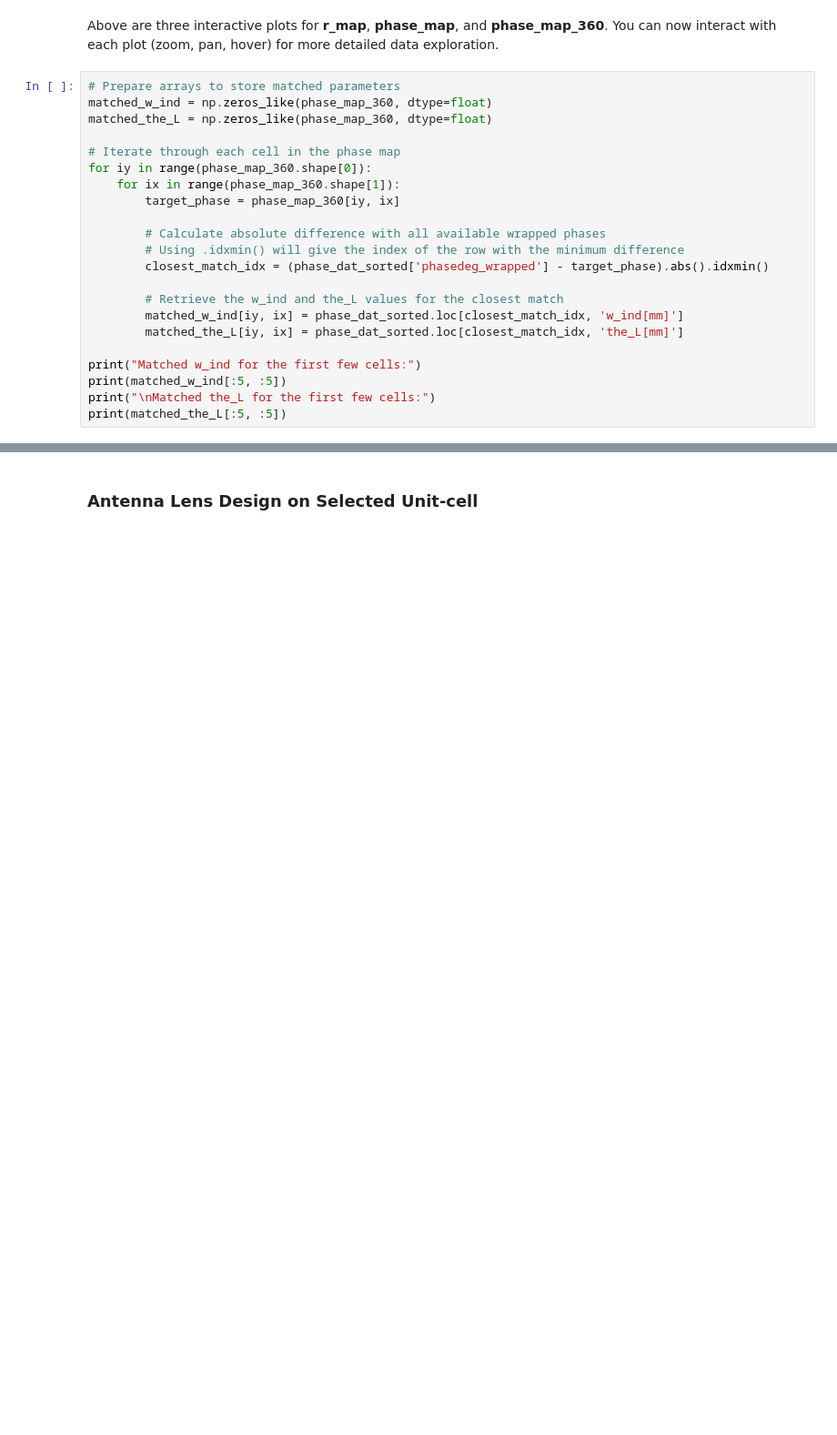
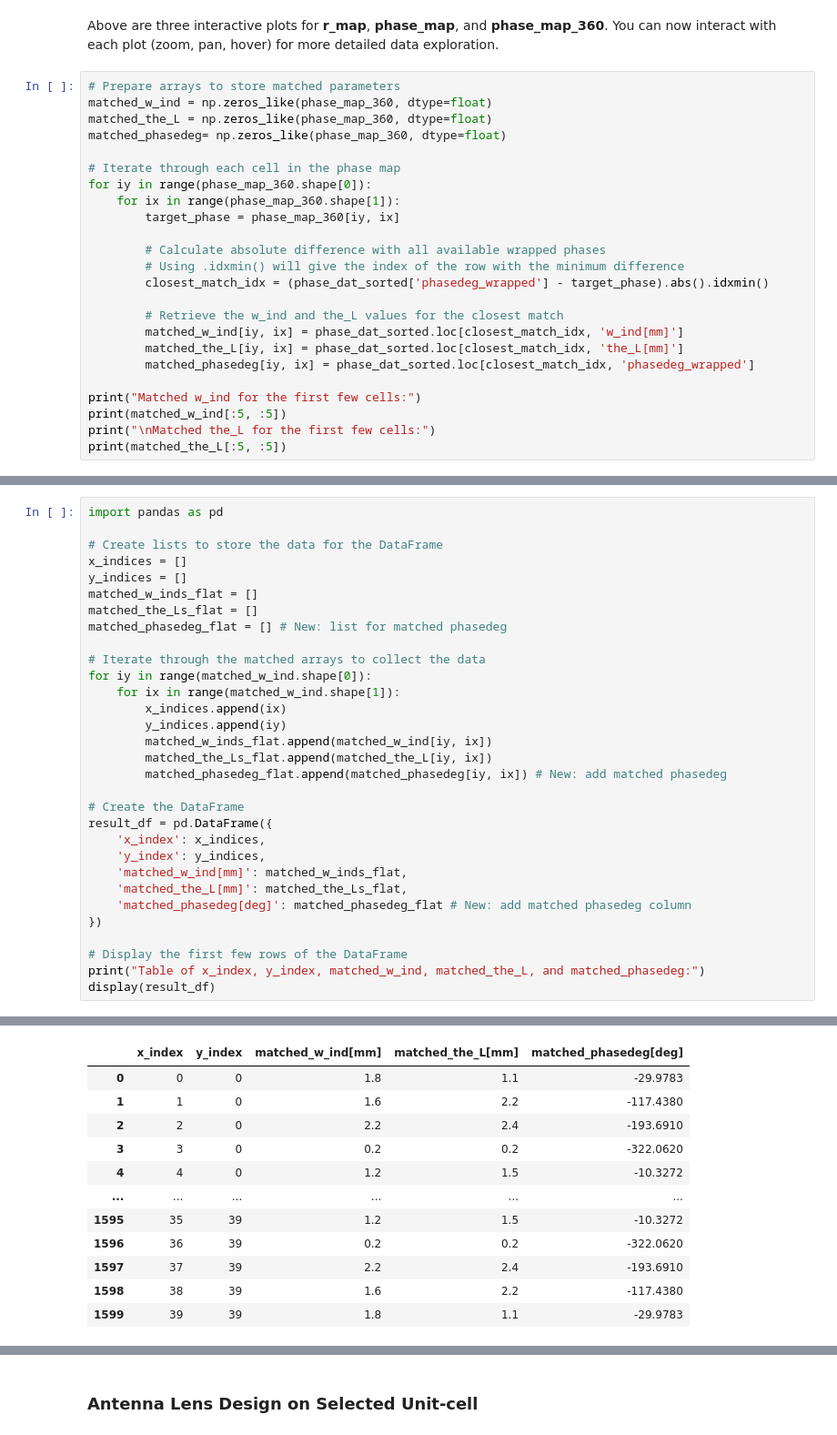
Before and after one commit to zharfanw/zhar_hfss_pyhelper, a Jupyter notebook: BigPLusAirgap_DataDesign.ipynb, the cells around one changed output, grey strips where cells are left out. Shown at 91% size. Cells and saved outputs as stored; diff of their text form; blank space fills up the shorter version.

```diff
--- a/BigPLusAirgap_DataDesign.ipynb
+++ b/BigPLusAirgap_DataDesign.ipynb
@@ -534,6 +534,7 @@ Above are three interactive plots for **r_map**, **phase_map**, and **phase_map_
 # Prepare arrays to store matched parameters
 matched_w_ind = np.zeros_like(phase_map_360, dtype=float)
 matched_the_L = np.zeros_like(phase_map_360, dtype=float)
+matched_phasedeg= np.zeros_like(phase_map_360, dtype=float)
 
 # Iterate through each cell in the phase map
 for iy in range(phase_map_360.shape[0]):
@@ -547,6 +548,7 @@ for iy in range(phase_map_360.shape[0]):
         # Retrieve the w_ind and the_L values for the closest match
         matched_w_ind[iy, ix] = phase_dat_sorted.loc[closest_match_idx, 'w_ind[mm]']
         matched_the_L[iy, ix] = phase_dat_sorted.loc[closest_match_idx, 'the_L[mm]']
+        matched_phasedeg[iy, ix] = phase_dat_sorted.loc[closest_match_idx, 'phasedeg_wrapped']
 
 print("Matched w_ind for the first few cells:")
 print(matched_w_ind[:5, :5])
@@ -568,0 +571,32 @@ Matched the_L for the first few cells:
+# %%
+import pandas as pd
+
+# Create lists to store the data for the DataFrame
+x_indices = []
+y_indices = []
+matched_w_inds_flat = []
+matched_the_Ls_flat = []
+matched_phasedeg_flat = [] # New: list for matched phasedeg
+
+# Iterate through the matched arrays to collect the data
+for iy in range(matched_w_ind.shape[0]):
+    for ix in range(matched_w_ind.shape[1]):
+        x_indices.append(ix)
+        y_indices.append(iy)
+        matched_w_inds_flat.append(matched_w_ind[iy, ix])
+        matched_the_Ls_flat.append(matched_the_L[iy, ix])
+        matched_phasedeg_flat.append(matched_phasedeg[iy, ix]) # New: add matched phasedeg
+
+# Create the DataFrame
+result_df = pd.DataFrame({
+    'x_index': x_indices,
+    'y_index': y_indices,
+    'matched_w_ind[mm]': matched_w_inds_flat,
+    'matched_the_L[mm]': matched_the_Ls_flat,
+    'matched_phasedeg[deg]': matched_phasedeg_flat # New: add matched phasedeg column
+})
+
+# Display the first few rows of the DataFrame
+print("Table of x_index, y_index, matched_w_ind, matched_the_L, and matched_phasedeg:")
+display(result_df)
+# %% [output]
@@ -568,0 +604,12 @@ Matched the_L for the first few cells:
+|  | x_index | y_index | matched_w_ind[mm] | matched_the_L[mm] | matched_phasedeg[deg] |
+| 0 | 0 | 0 | 1.8 | 1.1 | -29.9783 |
+| 1 | 1 | 0 | 1.6 | 2.2 | -117.4380 |
+| 2 | 2 | 0 | 2.2 | 2.4 | -193.6910 |
+| 3 | 3 | 0 | 0.2 | 0.2 | -322.0620 |
+| 4 | 4 | 0 | 1.2 | 1.5 | -10.3272 |
+| ... | ... | ... | ... | ... | ... |
+| 1595 | 35 | 39 | 1.2 | 1.5 | -10.3272 |
+| 1596 | 36 | 39 | 0.2 | 0.2 | -322.0620 |
+| 1597 | 37 | 39 | 2.2 | 2.4 | -193.6910 |
+| 1598 | 38 | 39 | 1.6 | 2.2 | -117.4380 |
+| 1599 | 39 | 39 | 1.8 | 1.1 | -29.9783 |
```
Also changed, not shown: parts of 15 cells of this notebook.
